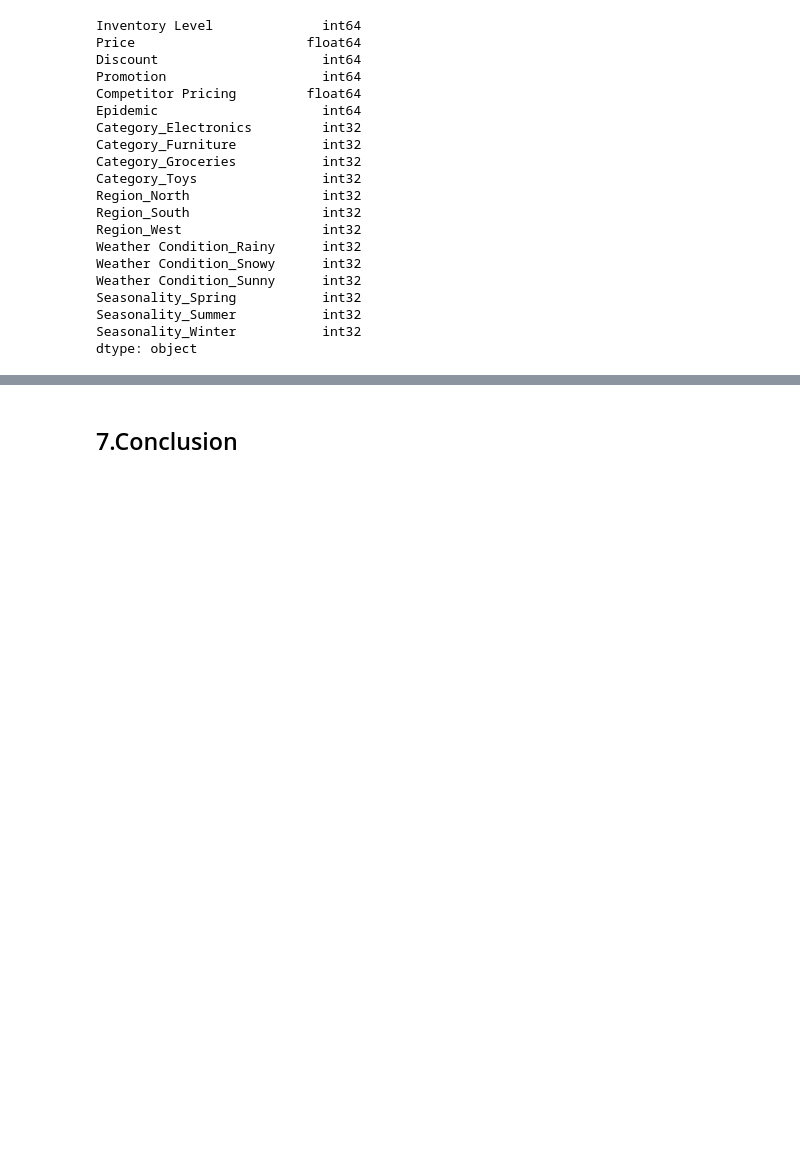
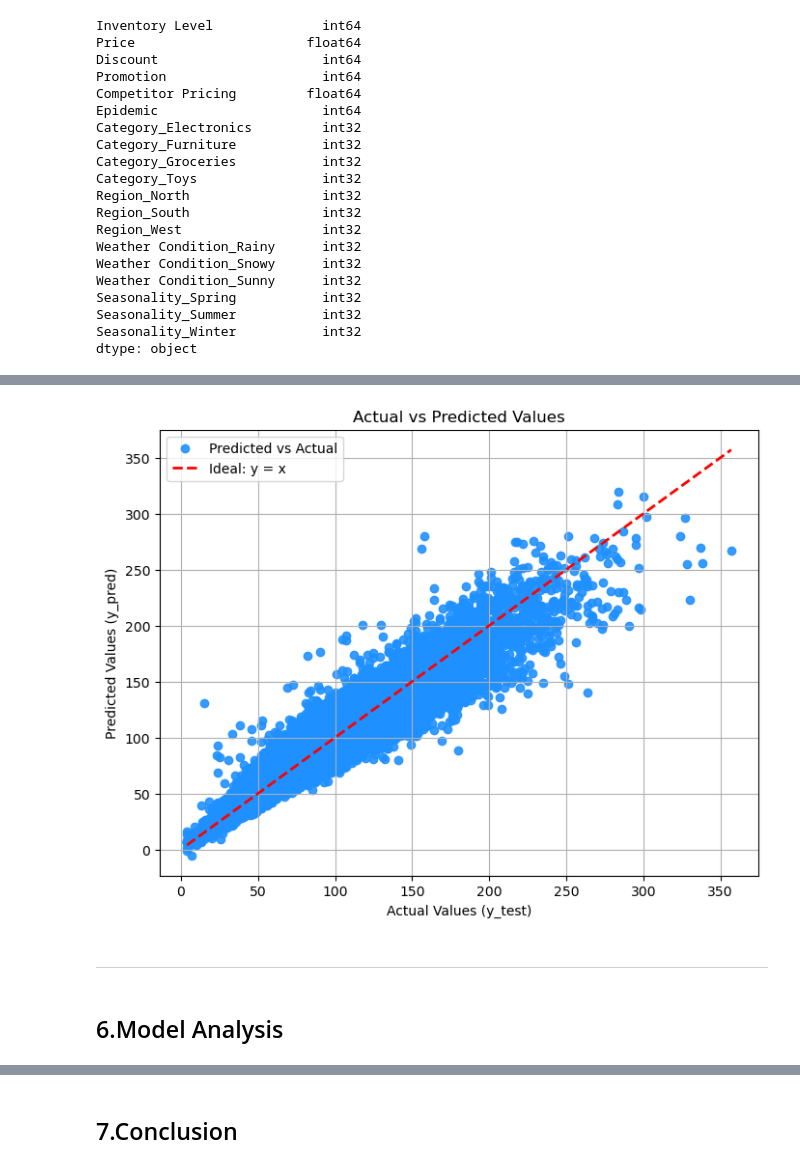
Before and after one commit to JagdishMane/aai-project, a Jupyter notebook: Retail_Inventory_Forcaste_J.ipynb, the cells around one changed output, grey strips where cells are left out. Cells and saved outputs as stored; diff of their text form; code cells hidden in the pictures; blank space fills up the shorter version.

```diff
--- a/Retail_Inventory_Forcaste_J.ipynb
+++ b/Retail_Inventory_Forcaste_J.ipynb
@@ -633,0 +775,4 @@ Choose a suitable machine learning model for the project.
+# %%
+X_train, X_test, y_train, y_test = train_test_split(X, y, test_size=0.2, random_state=42)
+## test_size=0.2 represents ==> 80% training dataset and 20% test dataset.
+## random_state=42 ==> Controls the randomness of data, to always get same split of train and test data.
@@ -633,0 +781,12 @@ Choose a suitable machine learning model for the project.
+# %%
+xgb_model = XGBRegressor(
+    n_estimators=500,
+    learning_rate=0.1,
+    max_depth=8,
+    random_state=42
+)
+
+## Hyperparameter to tune model:
+## n_estimators = 100 ---> Number of bossting rounds - The model will build 200 trees, more trees can improve learning.
+## learning_rate=0.1 ----> Control learning speed, smaller value makes learning slow but careful
+## max_depth=10       ----> Controls model complexity, the depth of the tree. Deeper th trees capture more patterns. 5 is moderate and safe.
@@ -633,0 +795,2 @@ Choose a suitable machine learning model for the project.
+# %%
+xgb_model.fit(X_train, y_train)
@@ -633,0 +811,2 @@ Choose a suitable machine learning model for the project.
+# %%
+y_pred = xgb_model.predict(X_test)
@@ -634 +845,18 @@ Choose a suitable machine learning model for the project.
+# %%
+plt.figure(figsize=(8, 6))
+plt.scatter(y_test, y_pred, alpha=0.888, color='dodgerblue', label='Predicted vs Actual')
+plt.plot([y_test.min(), y_test.max()], [y_test.min(), y_test.max()], 'r--', lw=2, label='Ideal: y = x')
+
+plt.xlabel("Actual Values (y_test)")
+plt.ylabel("Predicted Values (y_pred)")
+plt.title("Actual vs Predicted Values")
+plt.legend()
+plt.grid(True)
+plt.show()
+# %% [output]
+[figure, added]
+# %% [markdown]
+---
+# %% [markdown]
+## 6.Model Analysis
 # %% [markdown]
```
Also changed, not shown: parts of 46 cells of this notebook, 2 other files.
